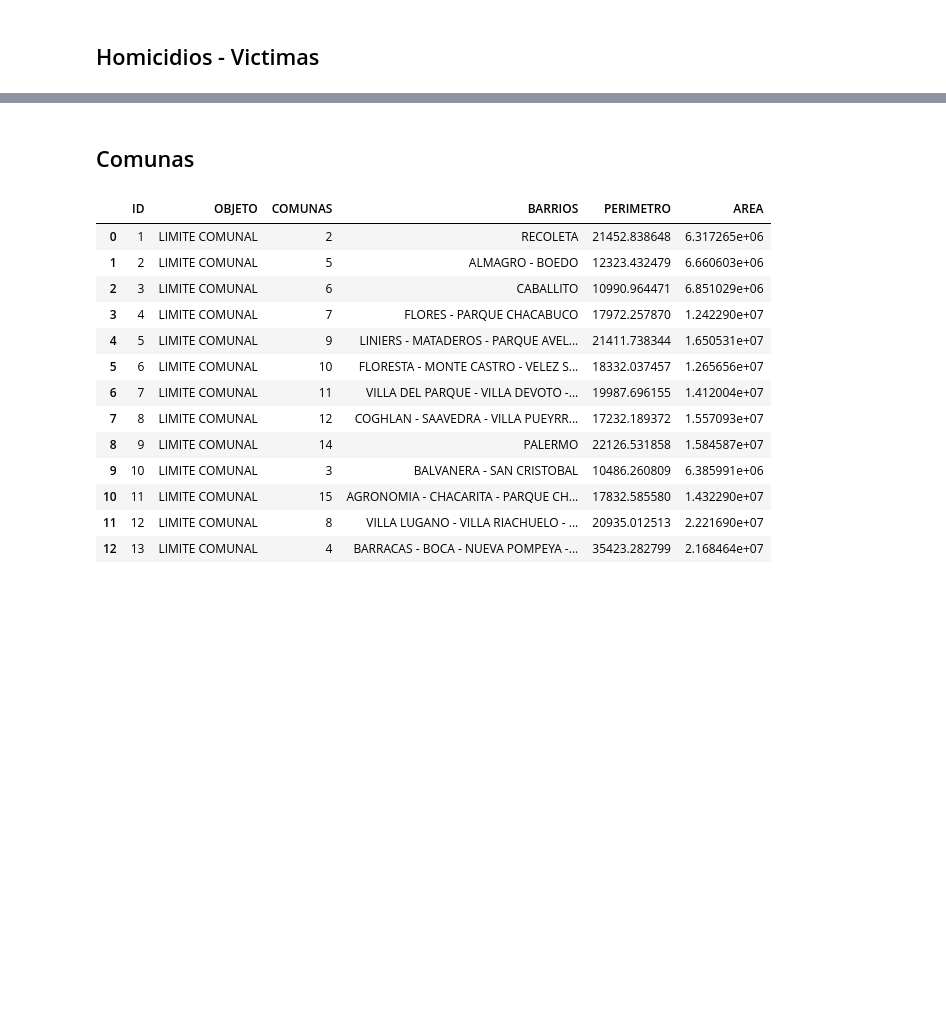
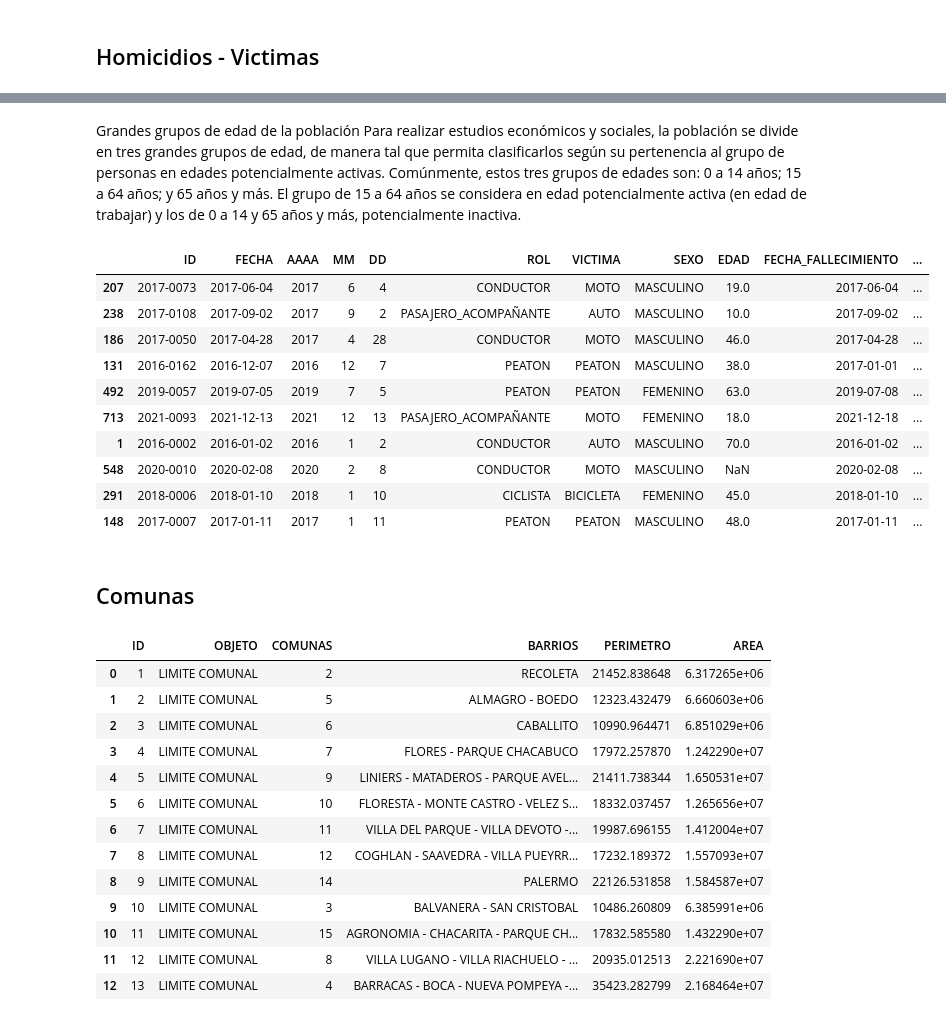
Before and after one commit to MarceloOrtizz/Proyecto_DA_Siniestros_Viales, a Jupyter notebook: etl.ipynb, the cells around one changed output, grey strips where cells are left out. Cells and saved outputs as stored; diff of their text form; code cells hidden in the pictures; blank space fills up the shorter version.

```diff
--- a/etl.ipynb
+++ b/etl.ipynb
@@ -310,0 +552,3 @@ homicidios_hechos[(homicidios_hechos['pos x']=="-58.44451316") & (homicidios_hec
+# %%
+homicidios_victimas['EDAD'] = homicidios_victimas['EDAD'].replace(['SD'], np.nan)
+homicidios_victimas['EDAD'] = pd.to_numeric(homicidios_victimas['EDAD'], errors='coerce')
@@ -310,0 +593,23 @@ homicidios_hechos[(homicidios_hechos['pos x']=="-58.44451316") & (homicidios_hec
+# %% [markdown]
+Grandes grupos de edad de la población
+Para realizar estudios económicos y sociales, la población se divide en tres grandes grupos de edad, de manera tal que permita clasificarlos según su pertenencia al grupo de personas en edades potencialmente activas. Comúnmente, estos tres grupos de edades son: 0 a 14 años; 15 a 64 años; y 65 años y más. El grupo de 15 a 64 años se considera en edad potencialmente activa (en edad de trabajar) y los de 0 a 14 y 65 años y más, potencialmente inactiva.
+# %%
+bins = [0, 15, 65, 120]
+
+labels = ['0_a_14', '15_a_64', 'mas_de_65']
+
+homicidios_victimas['RANGO_ETARIO'] = pd.cut(homicidios_victimas['EDAD'], bins=bins, labels=labels, right=False)
+# %%
+homicidios_victimas.sample(10)
+# %% [output]
+|  | ID | FECHA | AAAA | MM | DD | ROL | VICTIMA | SEXO | EDAD | FECHA_FALLECIMIENTO | ... |
+| 207 | 2017-0073 | 2017-06-04 | 2017 | 6 | 4 | CONDUCTOR | MOTO | MASCULINO | 19.0 | 2017-06-04 | ... |
+| 238 | 2017-0108 | 2017-09-02 | 2017 | 9 | 2 | PASAJERO_ACOMPAÑANTE | AUTO | MASCULINO | 10.0 | 2017-09-02 | ... |
+| 186 | 2017-0050 | 2017-04-28 | 2017 | 4 | 28 | CONDUCTOR | MOTO | MASCULINO | 46.0 | 2017-04-28 | ... |
+| 131 | 2016-0162 | 2016-12-07 | 2016 | 12 | 7 | PEATON | PEATON | MASCULINO | 38.0 | 2017-01-01 | ... |
+| 492 | 2019-0057 | 2019-07-05 | 2019 | 7 | 5 | PEATON | PEATON | FEMENINO | 63.0 | 2019-07-08 | ... |
+| 713 | 2021-0093 | 2021-12-13 | 2021 | 12 | 13 | PASAJERO_ACOMPAÑANTE | MOTO | FEMENINO | 18.0 | 2021-12-18 | ... |
+| 1 | 2016-0002 | 2016-01-02 | 2016 | 1 | 2 | CONDUCTOR | AUTO | MASCULINO | 70.0 | 2016-01-02 | ... |
+| 548 | 2020-0010 | 2020-02-08 | 2020 | 2 | 8 | CONDUCTOR | MOTO | MASCULINO | NaN | 2020-02-08 | ... |
+| 291 | 2018-0006 | 2018-01-10 | 2018 | 1 | 10 | CICLISTA | BICICLETA | FEMENINO | 45.0 | 2018-01-10 | ... |
+| 148 | 2017-0007 | 2017-01-11 | 2017 | 1 | 11 | PEATON | PEATON | MASCULINO | 48.0 | 2017-01-11 | ... |
```
Also changed, not shown: parts of 44 cells of this notebook, 2 other files.
